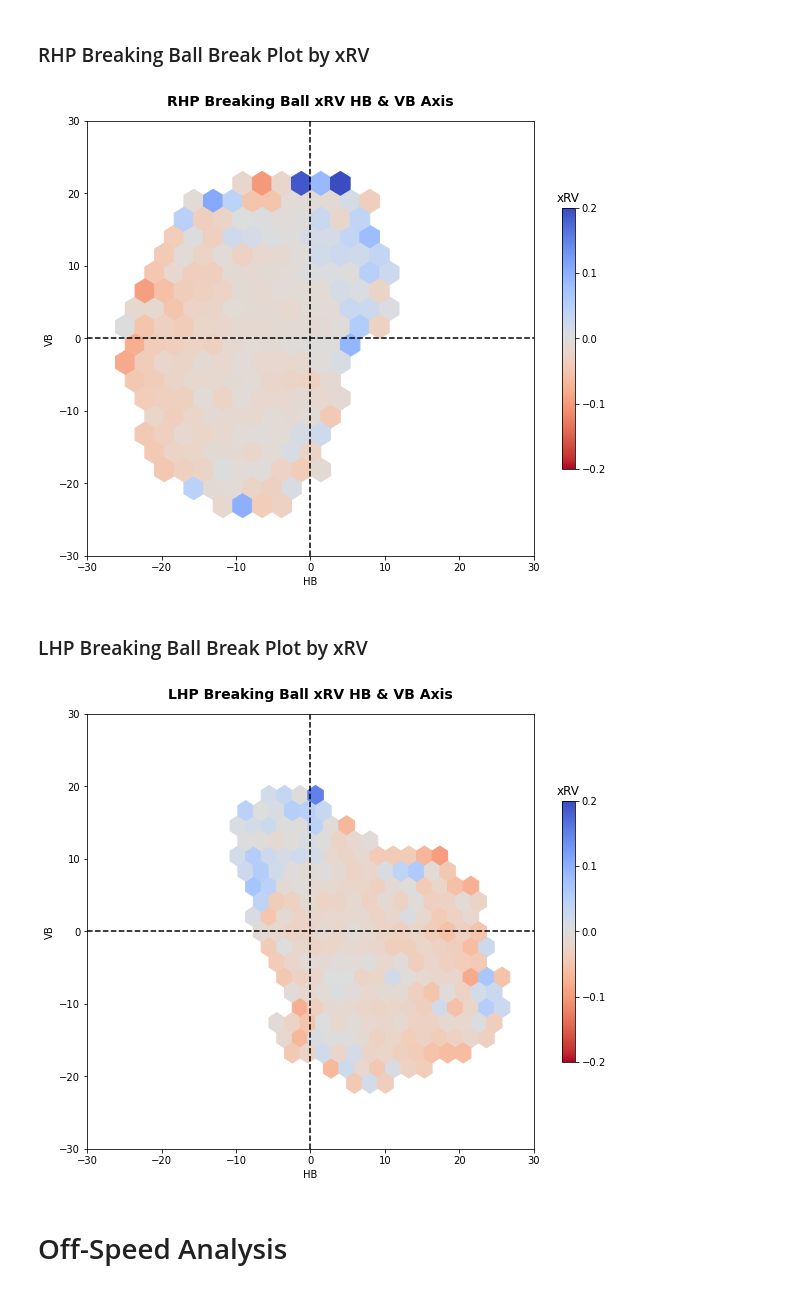
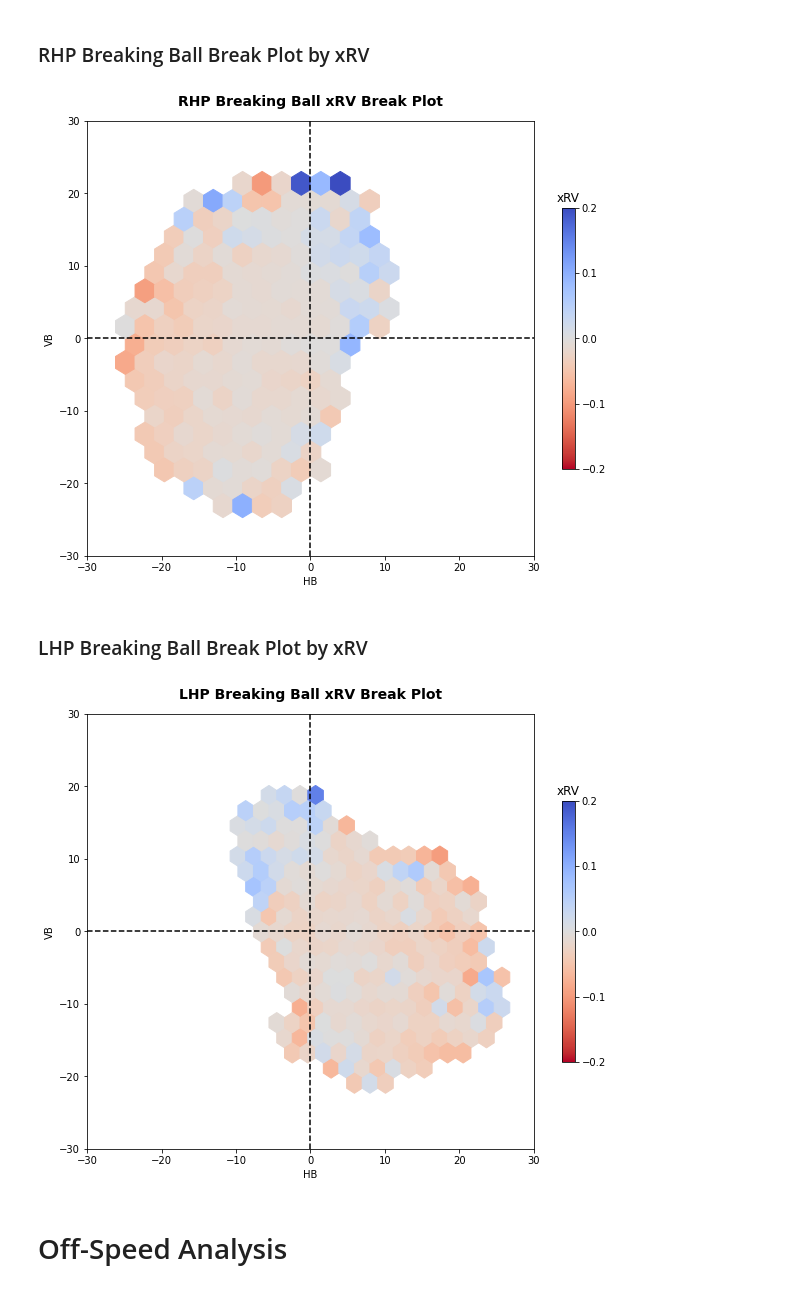
Before and after one commit to anthonyzurke/RVmodel, a Jupyter notebook: notebooks/analysis-rv.ipynb, the cells around one changed output. Saved outputs shown, nothing was run; the diff lists cells and outputs as text; code cells hidden in the pictures.

```diff
--- a/notebooks/analysis-rv.ipynb
+++ b/notebooks/analysis-rv.ipynb
@@ -402,15 +402,15 @@ See Full Dataframe in Mito
 # %%
 plt.figure(figsize = (10, 8))
 
 plt.hexbin(rhp_bb['pfx_x'], rhp_bb['pfx_z'], C = rhp_bb['xRV'],cmap='coolwarm_r',
            mincnt = 10, gridsize = 20)
 cb = plt.colorbar(ticks = [-.2,-.1, 0, .1, .2], shrink = .6)
 cb.ax.set_title('xRV'), plt.clim(-.2, .2)
 plt.xlabel('HB'), plt.ylabel('VB'), plt.xlim(-30, 30), plt.ylim(-30, 30)
 plt.axhline(0, color = 'black', ls = '--'), plt.axvline(0, color = 'black', ls = '--')
-plt.title('RHP Breaking Ball xRV HB & VB Axis', fontsize = 14, fontweight = 'bold', pad = 15);
+plt.title('RHP Breaking Ball xRV Break Plot', fontsize = 14, fontweight = 'bold', pad = 15);
 # %% [output]
-[figure, old version]
+[figure, new version]
 # %% [markdown]
 ### LHP Breaking Ball Break Plot by xRV
 # %%
@@ -422,9 +422,9 @@ cb = plt.colorbar(ticks = [-.2,-.1, 0, .1, .2], shrink = .6)
 cb.ax.set_title('xRV'), plt.clim(-.2, .2)
 plt.xlabel('HB'), plt.ylabel('VB'), plt.xlim(-30, 30), plt.ylim(-30, 30)
 plt.axhline(0, color = 'black', ls = '--'), plt.axvline(0, color = 'black', ls = '--')
-plt.title('LHP Breaking Ball xRV HB & VB Axis', fontsize = 14, fontweight = 'bold', pad = 15);
+plt.title('LHP Breaking Ball xRV Break Plot', fontsize = 14, fontweight = 'bold', pad = 15);
 # %% [output]
-[figure, old version]
+[figure, new version]
 # %% [markdown]
 # Off-Speed Analysis
 # %% [markdown]
```
Also changed, not shown: parts of 5 cells of this notebook, 4 other files.
